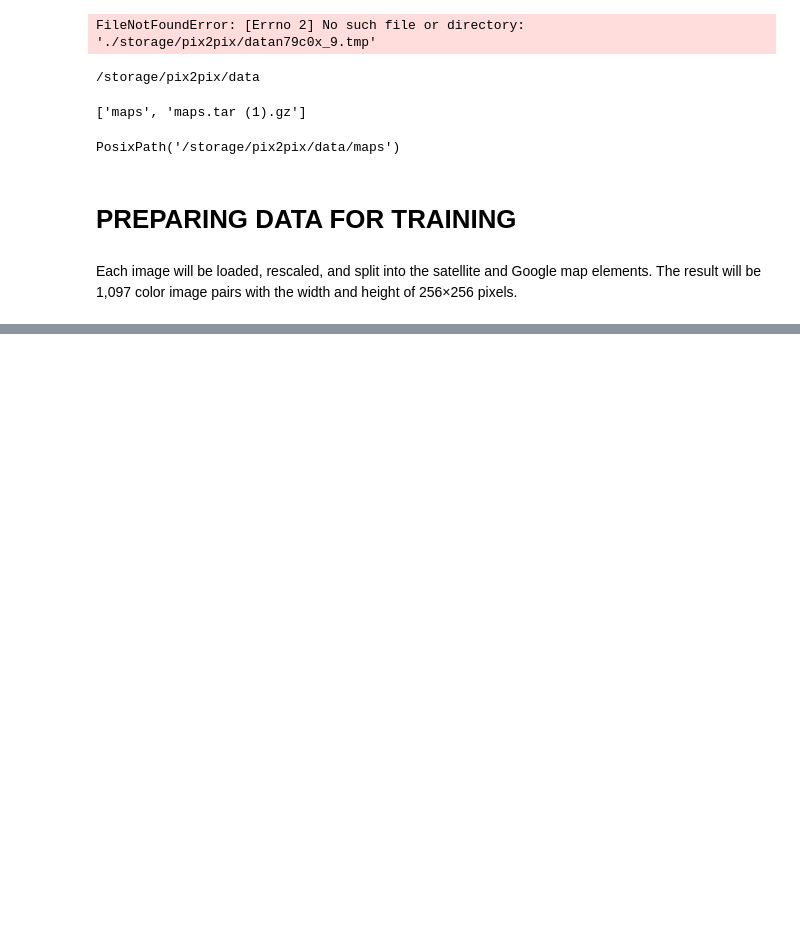
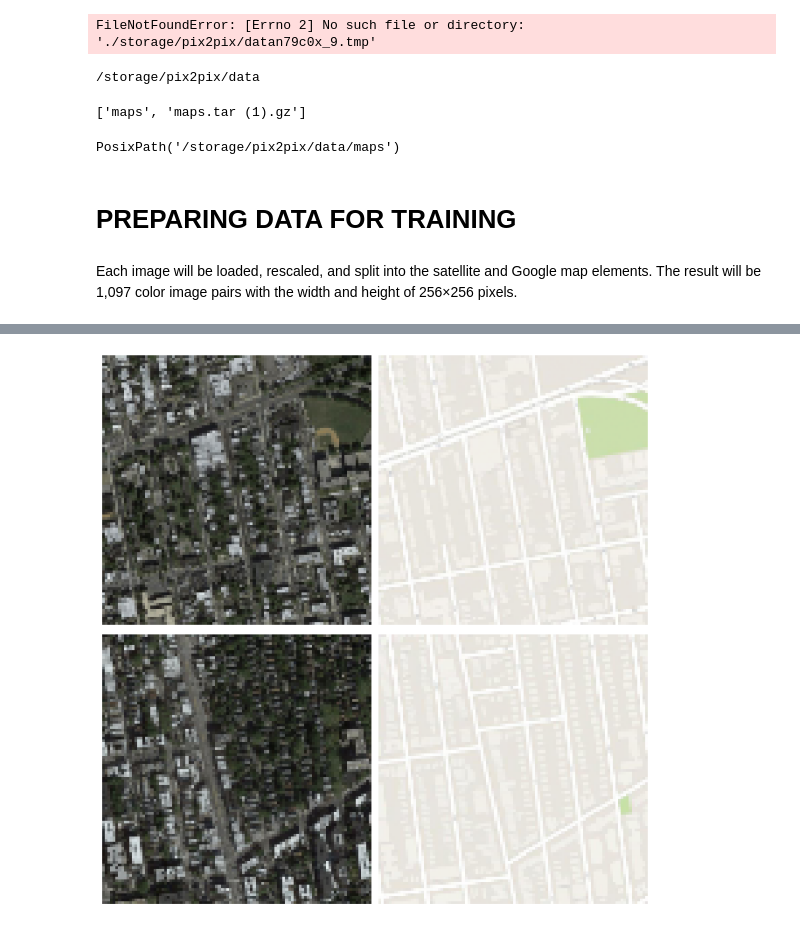
Before and after one commit to IsisChameleon/ml-training, a Jupyter notebook: nbs/Pix2Pix.ipynb, the cells around one changed output, grey strips where cells are left out. Drawn from its saved outputs; the diff is of its cells as text; code cells hidden in the pictures; blank space fills up the shorter version.

Commit message:
Pix2Pix databunch ready!

```diff
--- a/nbs/Pix2Pix.ipynb
+++ b/nbs/Pix2Pix.ipynb
@@ -141,0 +189,9 @@ On writing your won item list : https://docs.fast.ai/data_block.html#ItemList
+# %%
+def get_data(iil:ImageImageList, bs:int,size:int):
+    ''' Takes an ImageImageList in iil and return a databunch with images of size=size and training batch size= bs '''
+    data = (iil.label_from_func(getYsfromXs)
+           .transform(get_transforms(max_zoom=2.), size=size, tfm_y=True)
+           .databunch(bs=bs).normalize(imagenet_stats, do_y=True))
+
+    data.c = 3
+    return data
@@ -141,0 +201,6 @@ On writing your won item list : https://docs.fast.ai/data_block.html#ItemList
+# %%
+data = get_data(iil=iil, bs=16,size=100)
+# %%
+data.show_batch(ds_type=DatasetType.Valid, rows=2, figsize=(9,9))
+# %% [output]
+[figure, added]
```
Also changed, not shown: parts of 23 cells of this notebook, 2 other files.
